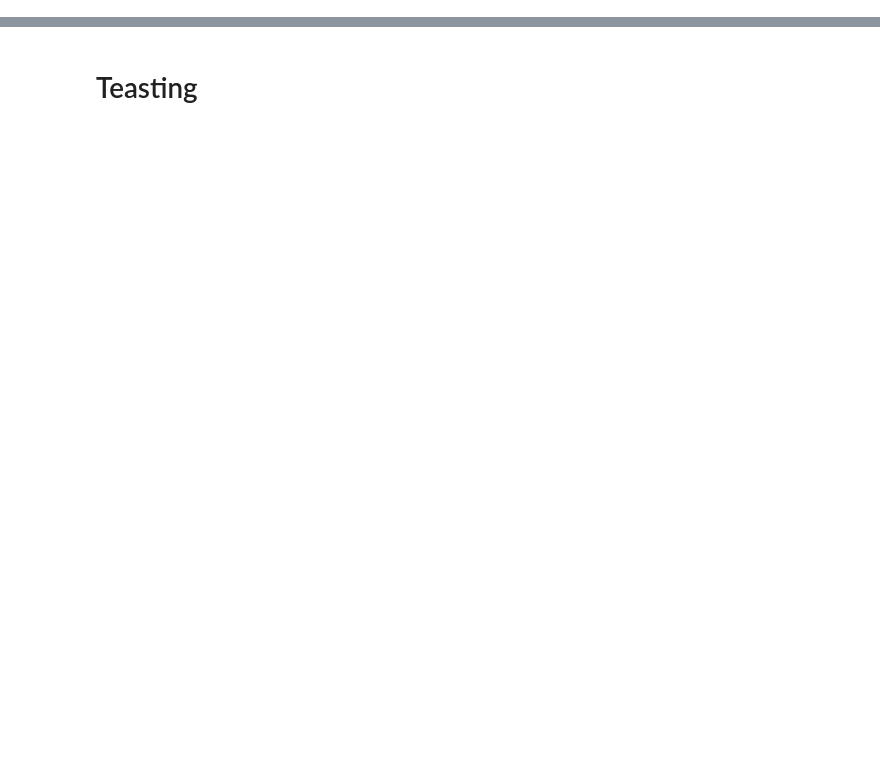
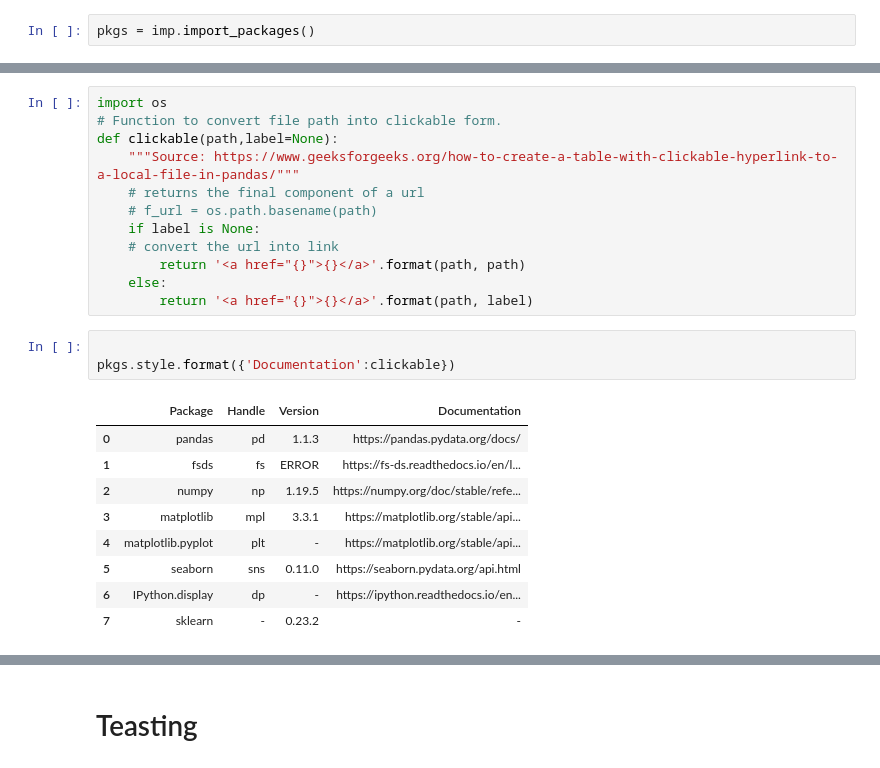
Before and after one commit to jirvingphd/fsds, a Jupyter notebook: fsds/testing.ipynb, the cells around one changed output, grey strips where cells are left out. Drawn from its saved outputs; the diff is of its cells as text; blank space fills up the shorter version.

Commit message:
added doc links to imports_WIP

```diff
--- a/fsds/testing.ipynb
+++ b/fsds/testing.ipynb
@@ -0,0 +18,2 @@
+# %%
+pkgs = imp.import_packages()
@@ -0,0 +31,25 @@
+# %%
+import os
+# Function to convert file path into clickable form.
+def clickable(path,label=None):
+    """Source: https://www.geeksforgeeks.org/how-to-create-a-table-with-clickable-hyperlink-to-a-local-file-in-pandas/"""
+    # returns the final component of a url
+    # f_url = os.path.basename(path)
+    if label is None:
+    # convert the url into link
+        return '<a href="{}">{}</a>'.format(path, path)
+    else:
+        return '<a href="{}">{}</a>'.format(path, label)
+# %%
+
+pkgs.style.format({'Documentation':clickable})
+# %% [output]
+|  | Package | Handle | Version | Documentation |
+| 0 | pandas | pd | 1.1.3 | https://pandas.pydata.org/docs/ |
+| 1 | fsds | fs | ERROR | https://fs-ds.readthedocs.io/en/l... |
+| 2 | numpy | np | 1.19.5 | https://numpy.org/doc/stable/refe... |
+| 3 | matplotlib | mpl | 3.3.1 | https://matplotlib.org/stable/api... |
+| 4 | matplotlib.pyplot | plt | - | https://matplotlib.org/stable/api... |
+| 5 | seaborn | sns | 0.11.0 | https://seaborn.pydata.org/api.html |
+| 6 | IPython.display | dp | - | https://ipython.readthedocs.io/en... |
+| 7 | sklearn | - | 0.23.2 | - |
```
Also changed, not shown: parts of 10 cells of this notebook, 1 other file.
